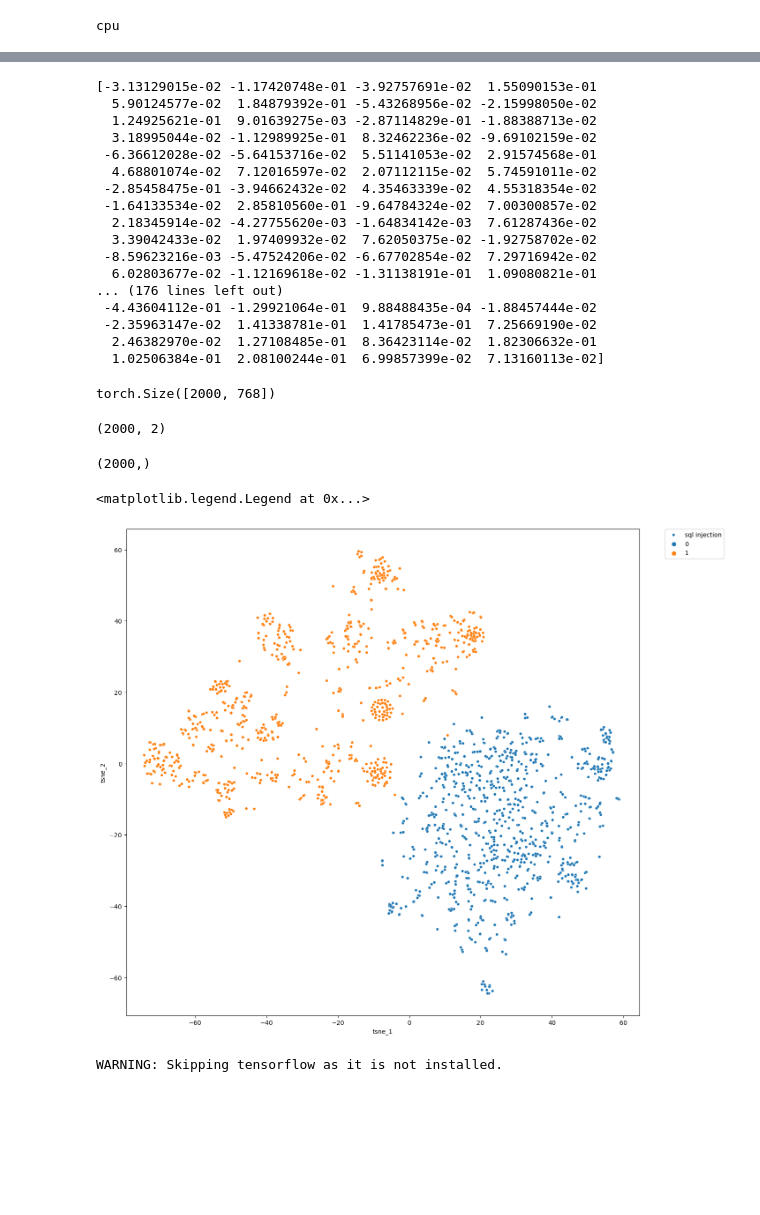
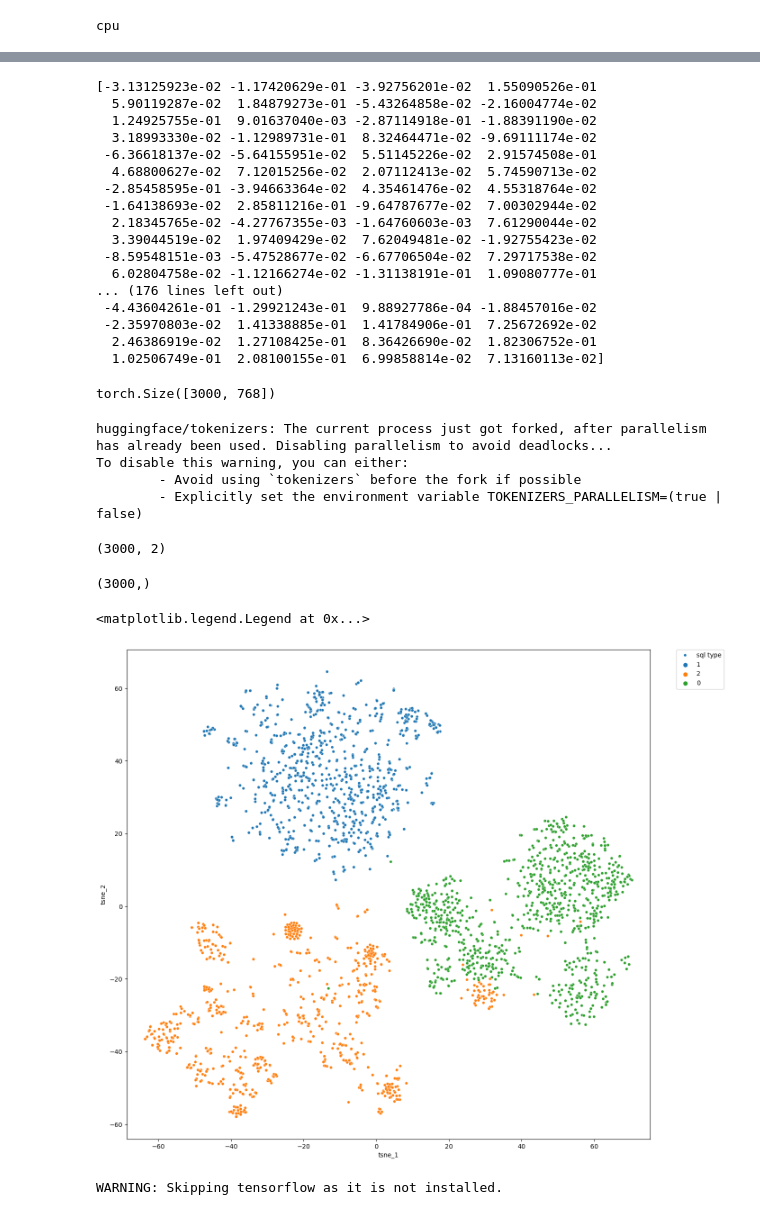
Before and after one commit to enriquemoraayala/oppe4rl-sqli, a Jupyter notebook: notebooks/sql_embeddings/get_embeddings.ipynb, the cells around one changed output, grey strips where cells are left out. Saved outputs shown, nothing was run; the diff lists cells and outputs as text; code cells hidden in the pictures; blank space fills up the shorter version.

```diff
--- a/notebooks/sql_embeddings/get_embeddings.ipynb
+++ b/notebooks/sql_embeddings/get_embeddings.ipynb
@@ -186,11 +203,8 @@ model = SentenceTransformer(modules=[word_embedding_model, pooling_model])
 # %%
-import pandas as pd
+data_sql.dropna(inplace=True)
+data_sql['sqli'] = '1'
+data_sql = data_sql.iloc[0:1000]
 
-data_sql = pd.read_csv('data/wikiSQL/train_sql.csv')
-data_sql.dropna(inplace=True)
-data_sql['sqli'] = '0'
-data_sql = data_sql.iloc[0:1000]
-data_sql.head()
 print(data_sql.shape)
 # %% [output]
 (1000, 2)
@@ -198,7 +221,7 @@ print(data_sql.shape)
 data_sqli = pd.read_csv('data/sqli/sqliv2.csv', encoding='utf-16')
 data_sqli.dropna(inplace=True)
 data_sqli.rename(columns = {'Sentence': 'sql_sentence'}, inplace = True)
-data_sqli['sqli'] = '1'
+data_sqli['sqli'] = '2'
 data_sqli.drop(['Label'], axis=1, inplace=True)
 data_sqli = data_sqli.iloc[0:1000]
 data_sqli.head()
@@ -211,0 +235,3 @@ data_sqli.head()
+# %%
+data_nosql = pd.DataFrame({'sql_sentence': sentences, 'sqli': '0'})
+data_nosql.head()
@@ -212,4 +245,4 @@ data_sqli.head()
 # %%
-data = pd.concat([data_sql, data_sqli], ignore_index=True)
+data = pd.concat([data_sql, data_sqli, data_nosql], ignore_index=True)
 data['sqli'].hist()
 # %% [output]
@@ -236,23 +269,23 @@ data.head()
 output = model.encode(data['sql_sentence'].tolist()[0])
 print(output)
 # %% [output]
-[-3.13129015e-02 -1.17420748e-01 -3.92757691e-02  1.55090153e-01
-  5.90124577e-02  1.84879392e-01 -5.43268956e-02 -2.15998050e-02
-  1.24925621e-01  9.01639275e-03 -2.87114829e-01 -1.88388713e-02
-  3.18995044e-02 -1.12989925e-01  8.32462236e-02 -9.69102159e-02
- -6.36612028e-02 -5.64153716e-02  5.51141053e-02  2.91574568e-01
-  4.68801074e-02  7.12016597e-02  2.07112115e-02  5.74591011e-02
- -2.85458475e-01 -3.94662432e-02  4.35463339e-02  4.55318354e-02
- -1.64133534e-02  2.85810560e-01 -9.64784324e-02  7.00300857e-02
-  2.18345914e-02 -4.27755620e-03 -1.64834142e-03  7.61287436e-02
-  3.39042433e-02  1.97409932e-02  7.62050375e-02 -1.92758702e-02
- -8.59623216e-03 -5.47524206e-02 -6.67702854e-02  7.29716942e-02
-  6.02803677e-02 -1.12169618e-02 -1.31138191e-01  1.09080821e-01
+[-3.13125923e-02 -1.17420629e-01 -3.92756201e-02  1.55090526e-01
+  5.90119287e-02  1.84879273e-01 -5.43264858e-02 -2.16004774e-02
+  1.24925755e-01  9.01637040e-03 -2.87114918e-01 -1.88391190e-02
+  3.18993330e-02 -1.12989731e-01  8.32464471e-02 -9.69111174e-02
+ -6.36618137e-02 -5.64155951e-02  5.51145226e-02  2.91574508e-01
+  4.68800627e-02  7.12015256e-02  2.07112413e-02  5.74590713e-02
+ -2.85458595e-01 -3.94663364e-02  4.35461476e-02  4.55318764e-02
+ -1.64138693e-02  2.85811216e-01 -9.64787677e-02  7.00302944e-02
+  2.18345765e-02 -4.27767355e-03 -1.64760603e-03  7.61290044e-02
+  3.39044519e-02  1.97409429e-02  7.62049481e-02 -1.92755423e-02
+ -8.59548151e-03 -5.47528677e-02 -6.67706504e-02  7.29717538e-02
+  6.02804758e-02 -1.12166274e-02 -1.31138191e-01  1.09080777e-01
 ... (176 lines left out)
- -4.43604112e-01 -1.29921064e-01  9.88488435e-04 -1.88457444e-02
- -2.35963147e-02  1.41338781e-01  1.41785473e-01  7.25669190e-02
-  2.46382970e-02  1.27108485e-01  8.36423114e-02  1.82306632e-01
-  1.02506384e-01  2.08100244e-01  6.99857399e-02  7.13160113e-02]
+ -4.43604261e-01 -1.29921243e-01  9.88927786e-04 -1.88457016e-02
+ -2.35970803e-02  1.41338885e-01  1.41784906e-01  7.25672692e-02
+  2.46386919e-02  1.27108425e-01  8.36426690e-02  1.82306752e-01
+  1.02506749e-01  2.08100155e-01  6.99858814e-02  7.13160113e-02]
 # %%
 input = tokenizer(data['sql_sentence'].tolist()[0], return_tensors="pt", padding=True).to(device)
 output = model.encode(data['sql_sentence'].tolist()[0])
@@ -267,7 +300,7 @@ for i in range(1, len(data)):
 # %%
 outputs.shape
 # %% [output]
-torch.Size([2000, 768])
+torch.Size([3000, 768])
 # %%
 from sklearn.manifold import TSNE
 
@@ -276,26 +309,30 @@ tsne = TSNE(n_components)
 tsne_result = tsne.fit_transform(outputs)
 tsne_result.shape
 # %% [output]
-(2000, 2)
+huggingface/tokenizers: The current process just got forked, after parallelism has already been used. Disabling parallelism to avoid deadlocks...
+To disable this warning, you can either:
+        - Avoid using `tokenizers` before the fork if possible
+        - Explicitly set the environment variable TOKENIZERS_PARALLELISM=(true | false)
+(3000, 2)
 # %%
 data['sqli'].values.shape
 # %% [output]
-(2000,)
+(3000,)
 # %%
 # Plot the result of our TSNE with the label color coded
 # A lot of the stuff here is about making the plot look pretty and not TSNE
 tsne_result_df = pd.DataFrame({'tsne_1': tsne_result[:,0], 'tsne_2': tsne_result[:,1], 'sqli': data['sqli'].values})
 fig, ax = plt.subplots(1, figsize=(15, 15))
 
-sns.scatterplot(x='tsne_1', y='tsne_2', hue='sqli', label='sql injection', data=tsne_result_df, ax=ax,s=20)
+sns.scatterplot(x='tsne_1', y='tsne_2', hue='sqli', label='sql type', data=tsne_result_df, ax=ax,s=20)
 lim = (tsne_result.min()-5, tsne_result.max()+5)
 ax.set_xlim(lim)
 
 ax.set_aspect('equal')
 ax.legend(bbox_to_anchor=(1.05, 1), loc=2, borderaxespad=0.0)
 # %% [output]
 <matplotlib.legend.Legend at 0x...>
-[figure, old version]
+[figure, new version]
 # %%
 %%capture
 pip install tensorboard
```
Also changed, not shown: parts of 14 cells of this notebook.
